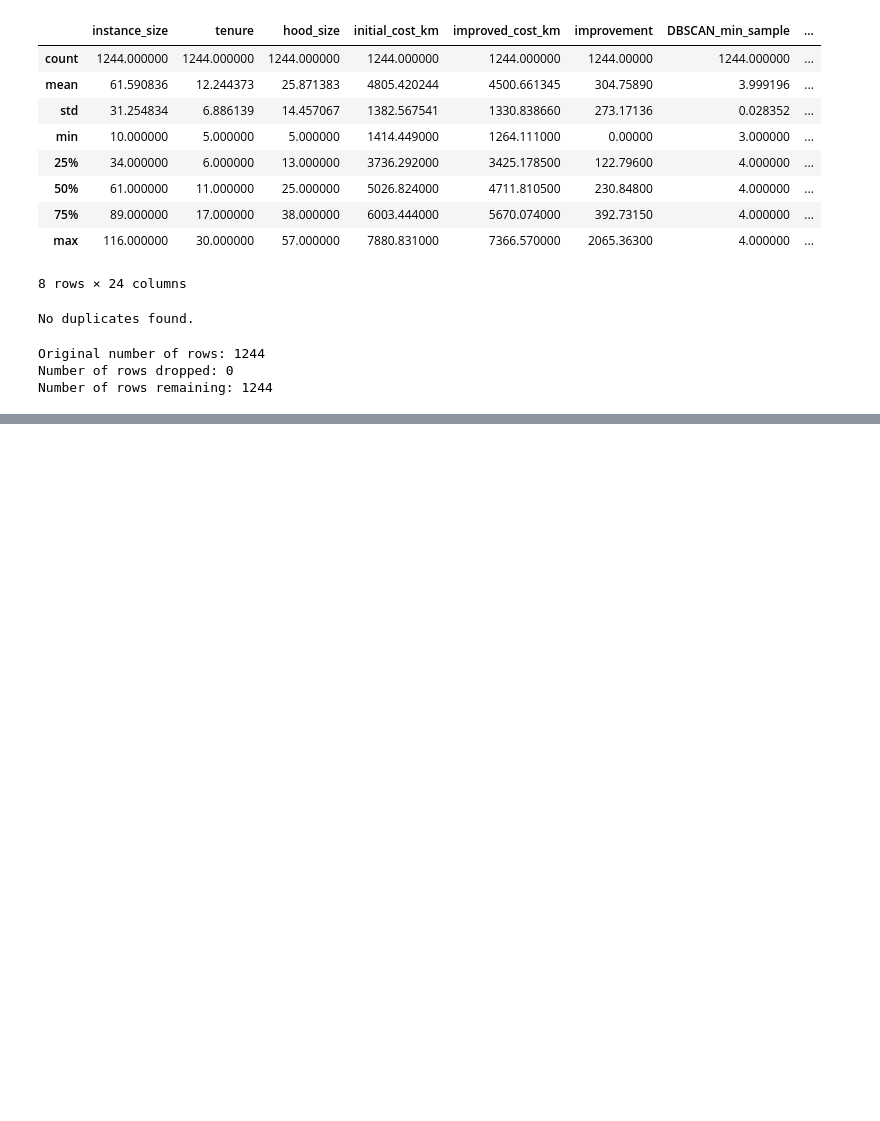
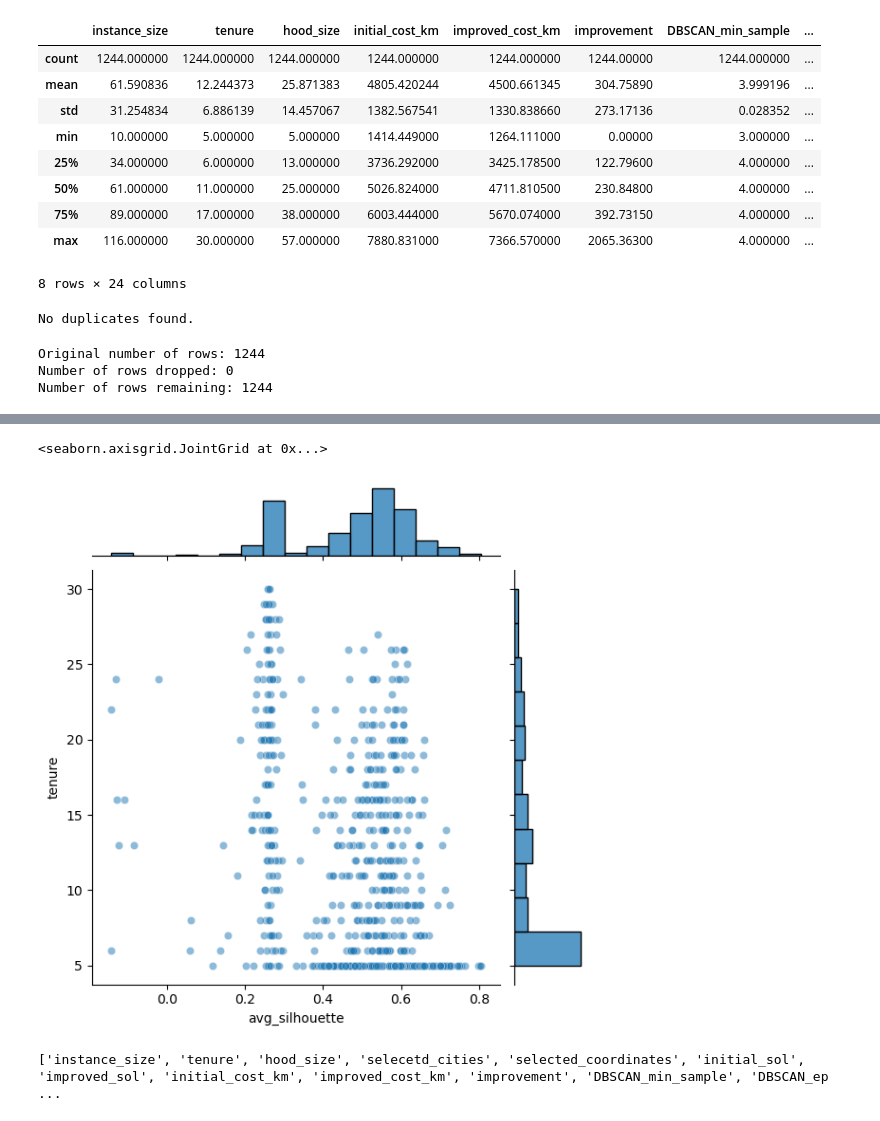
Before and after one commit to Fera13/Thesis-Project, a Jupyter notebook: predictTenure.ipynb, the cells around one changed output, grey strips where cells are left out. Saved outputs shown, nothing was run; the diff lists cells and outputs as text; code cells hidden in the pictures; blank space fills up the shorter version.

```diff
--- a/predictTenure.ipynb
+++ b/predictTenure.ipynb
@@ -125,0 +260,14 @@ Number of rows remaining: 1244
+# %%
+sns.jointplot(
+    x=clean_data["avg_silhouette"],
+    y=clean_data["tenure"],
+    alpha=0.5,
+    height=6,
+)
+# %% [output]
+<seaborn.axisgrid.JointGrid at 0x...>
+[figure, added]
+# %%
+print(data.columns.tolist())
+# %% [output]
+['instance_size', 'tenure', 'hood_size', 'selecetd_cities', 'selected_coordinates', 'initial_sol', 'improved_sol', 'initial_cost_km', 'improved_cost_km', 'improvement', 'DBSCAN_min_sample', 'DBSCAN_ep ...
```
Also changed, not shown: parts of 9 cells of this notebook.
